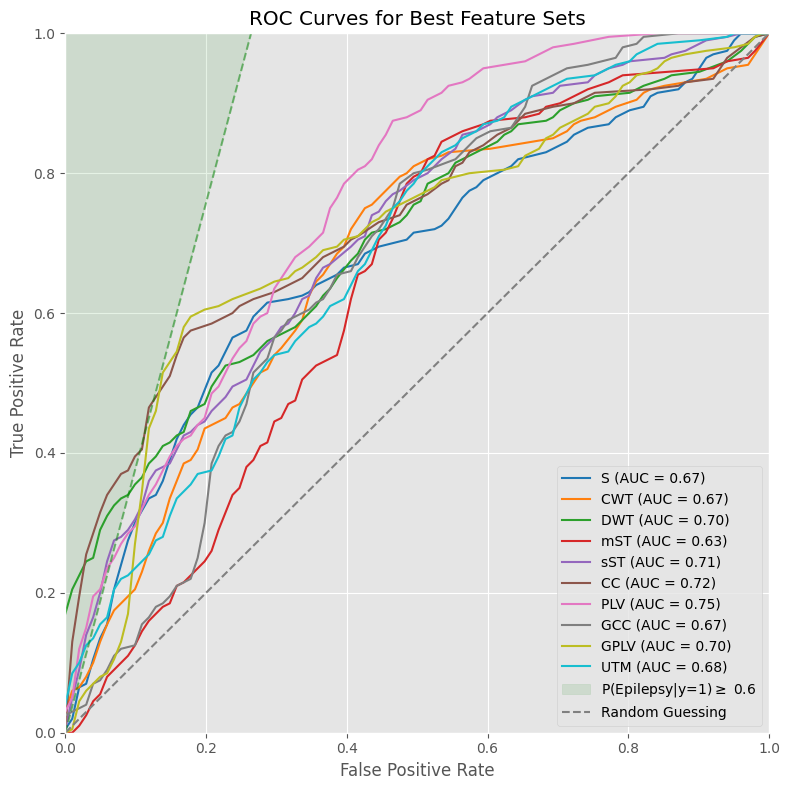
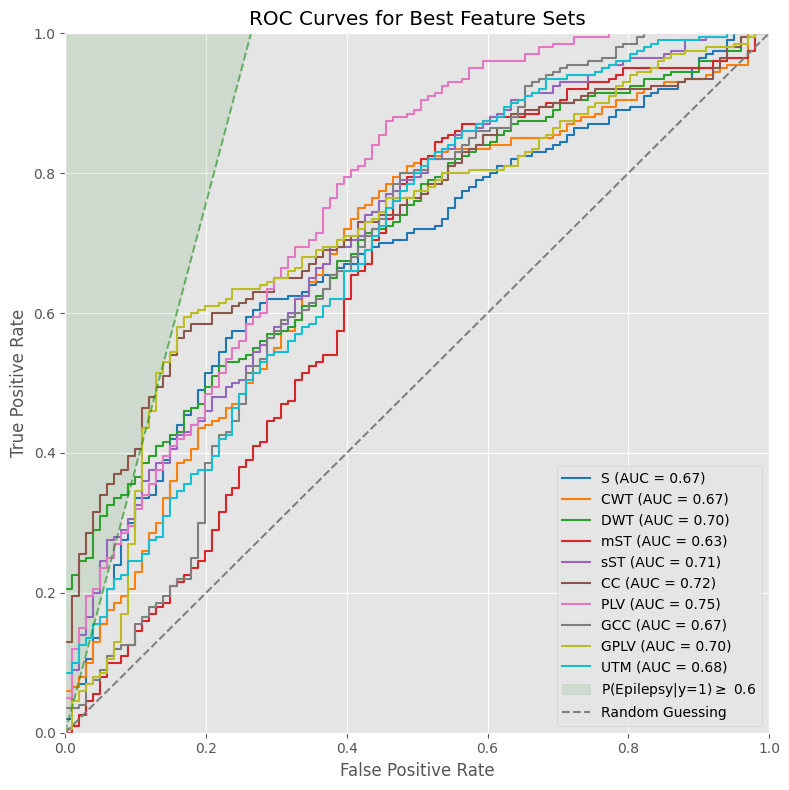
Code edit (unified diff) that turned the first committed figure into the second:
--- before
+++ after
@@ -28,5 +28,5 @@
     fpr_pooled, tpr_pooled, _ = metrics.roc_curve(y_true=y_true, y_score=y_pred)
     auc_pooled = metrics.auc(fpr_pooled, tpr_pooled)
-    plt.plot(fpr, tpr, label=f'{featnames[feature_type]} (AUC = {auc_pooled:.2f})', color=colors[feat_types.index(feature_type)], linestyle='solid')
+    plt.step(fpr, tpr, label=f'{featnames[feature_type]} (AUC = {auc_pooled:.2f})', color=colors[feat_types.index(feature_type)], linestyle='solid')
     print(f'{feature_type} Pooled AUC: {auc_pooled:.2f}')
 

Commit: Adjusted ensemble scripts for TUH dataset